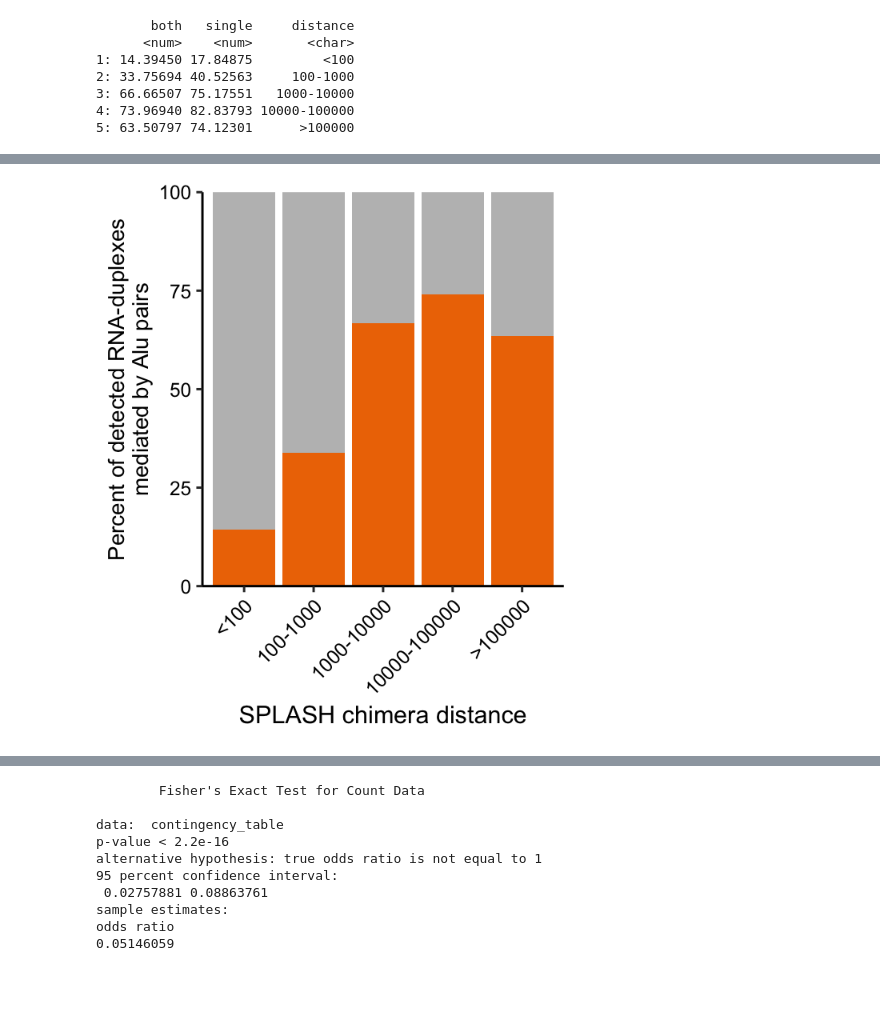
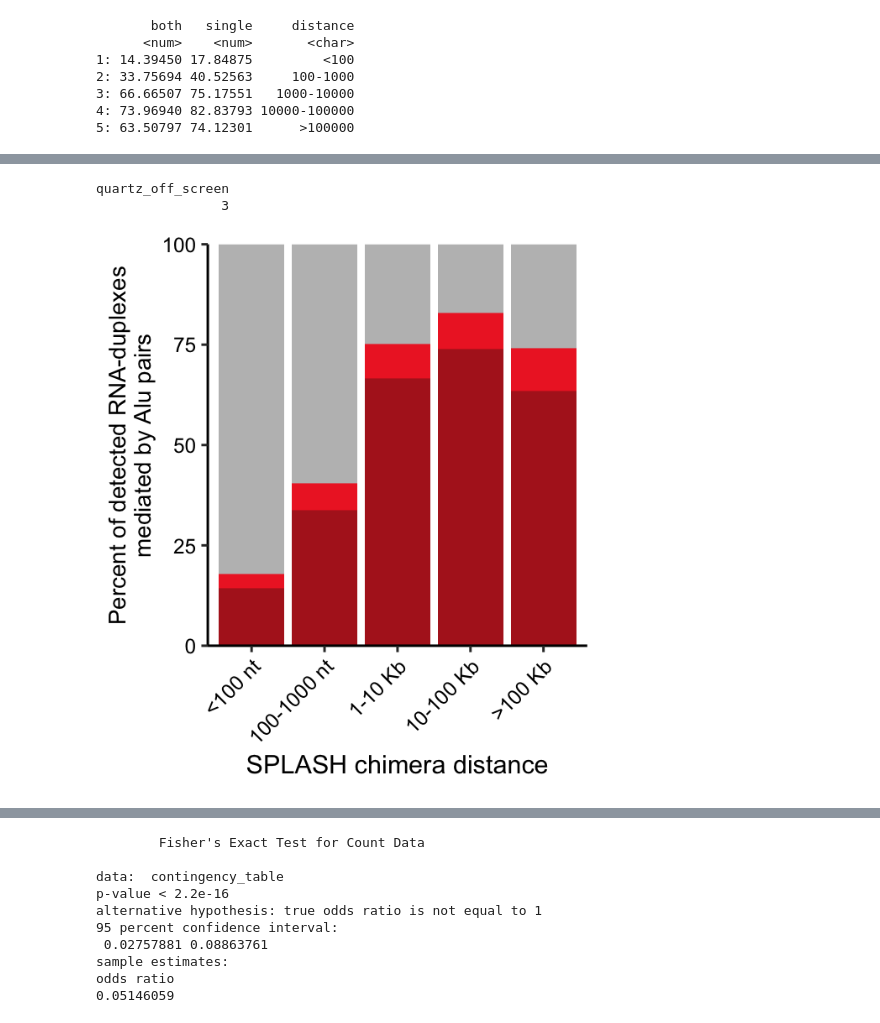
Before and after one commit to Hyunbeen-Lee/RNA_Alu_paper_figure, a Jupyter notebook: Notebooks/Figure1.ipynb, the cells around one changed output, grey strips where cells are left out. Drawn from its saved outputs; the diff is of its cells as text; code cells hidden in the pictures; blank space fills up the shorter version.

Commit message:
single arm

```diff
--- a/Notebooks/Figure1.ipynb
+++ b/Notebooks/Figure1.ipynb
@@ -144,24 +163,41 @@ fig_1c
 # %%
-%%R -w 3 -h 3.5 --units in -r 200
+%%R -w 3 -h 3.333 --units in -r 200
 
 distance_levels <- c("<100", "100-1000", "1000-10000", "10000-100000", ">100000")
 
-fig_1c.melted <- melt(fig_1c, id.vars = "distance", measure.vars = "both",
+fig_1c.melted <- melt(fig_1c, id.vars = "distance", measure.vars = c("both", "single"),
                 variable.name = "group", value.name = "value")
 
 fig_1c.melted$distance <- factor(fig_1c.melted$distance, levels = distance_levels)
 
-ggplot(fig_1c.melted, aes(x = distance)) +
+fig1c <- ggplot(fig_1c.melted, aes(x = distance)) +
   geom_col(aes(y = 100), fill = "gray") +
-  geom_col(aes(y = value), fill = "darkorange2") +
+  geom_col(data=fig_1c.melted[group=="single"], aes(y = value), fill = "firebrick2") +
+  geom_col(data=fig_1c.melted[group=="both"], aes(y = value), fill = "firebrick") +
   scale_y_continuous(limits = c(0, 100), expand = c(0, 0)) +
   labs(x = "SPLASH chimera distance", y = "Percent of detected RNA-duplexes\nmediated by Alu pairs") +
+  scale_x_discrete(labels = c("<100" = "<100 nt",
+                              "100-1000" = "100-1000 nt",
+                              "1000-10000" = "1-10 Kb",
+                              "10000-100000" = "10-100 Kb",
+                              ">100000" = ">100 Kb")) +
   theme_classic() +
   theme(
     plot.title      = element_text(hjust = 0.5),
     axis.title.y    = element_text(size = 10),
     axis.text.x     = element_text(angle = 45, hjust = 1),
-    axis.text  = element_text(color = "black")
+    axis.text       = element_text(color = "black")
   )
+
+pdf("../Figures/Fig_1C.pdf", width = 3, height = 3.333)
+print(fig1c)
+dev.off()
 # %% [output]
-[figure, removed]
+quartz_off_screen
+                3
+# %%
+%%R -w 3 -h 3.333 --units in -r 200
+
+fig1c
+# %% [output]
+[figure, added]
```
Also changed, not shown: parts of 2 cells of this notebook, 1 other file.
